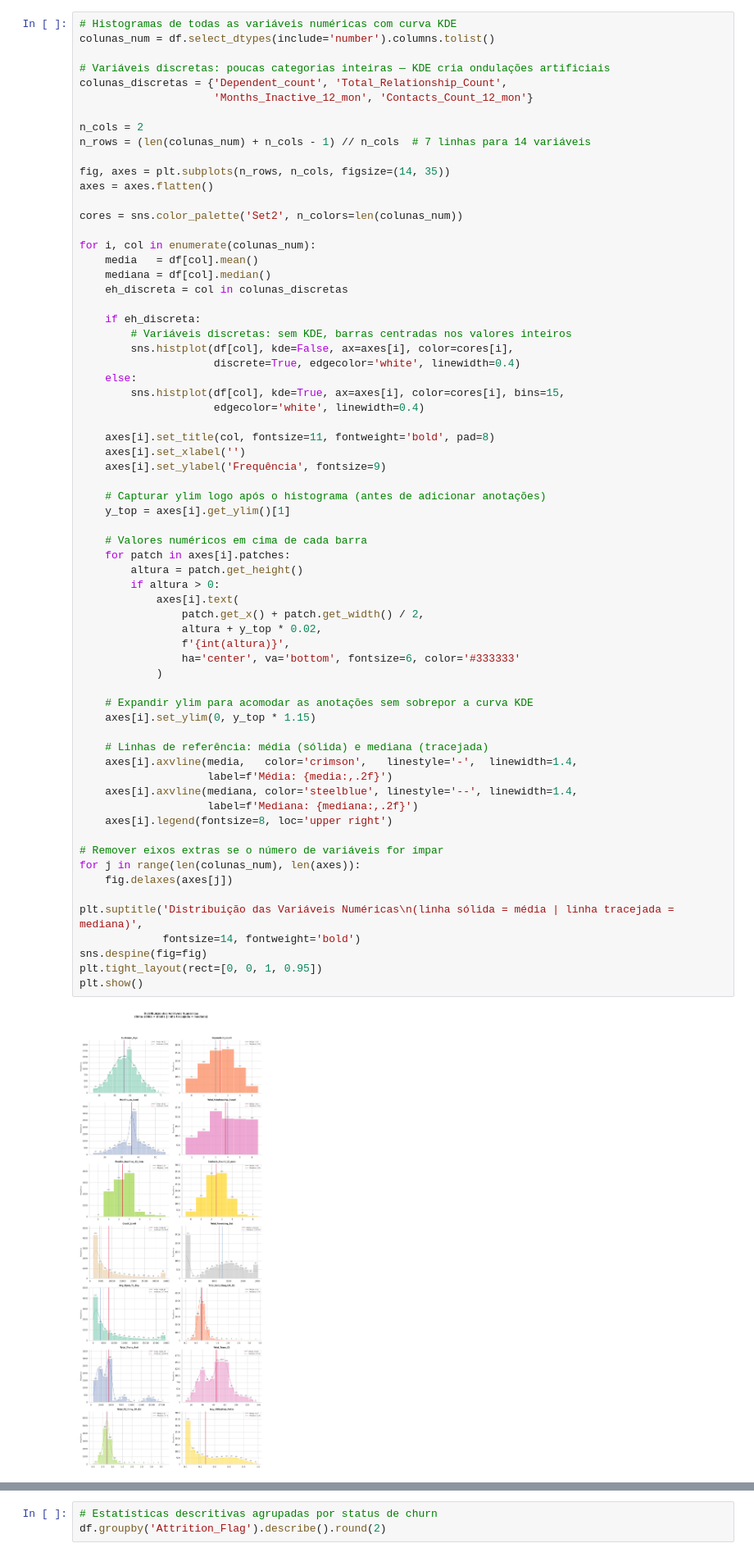
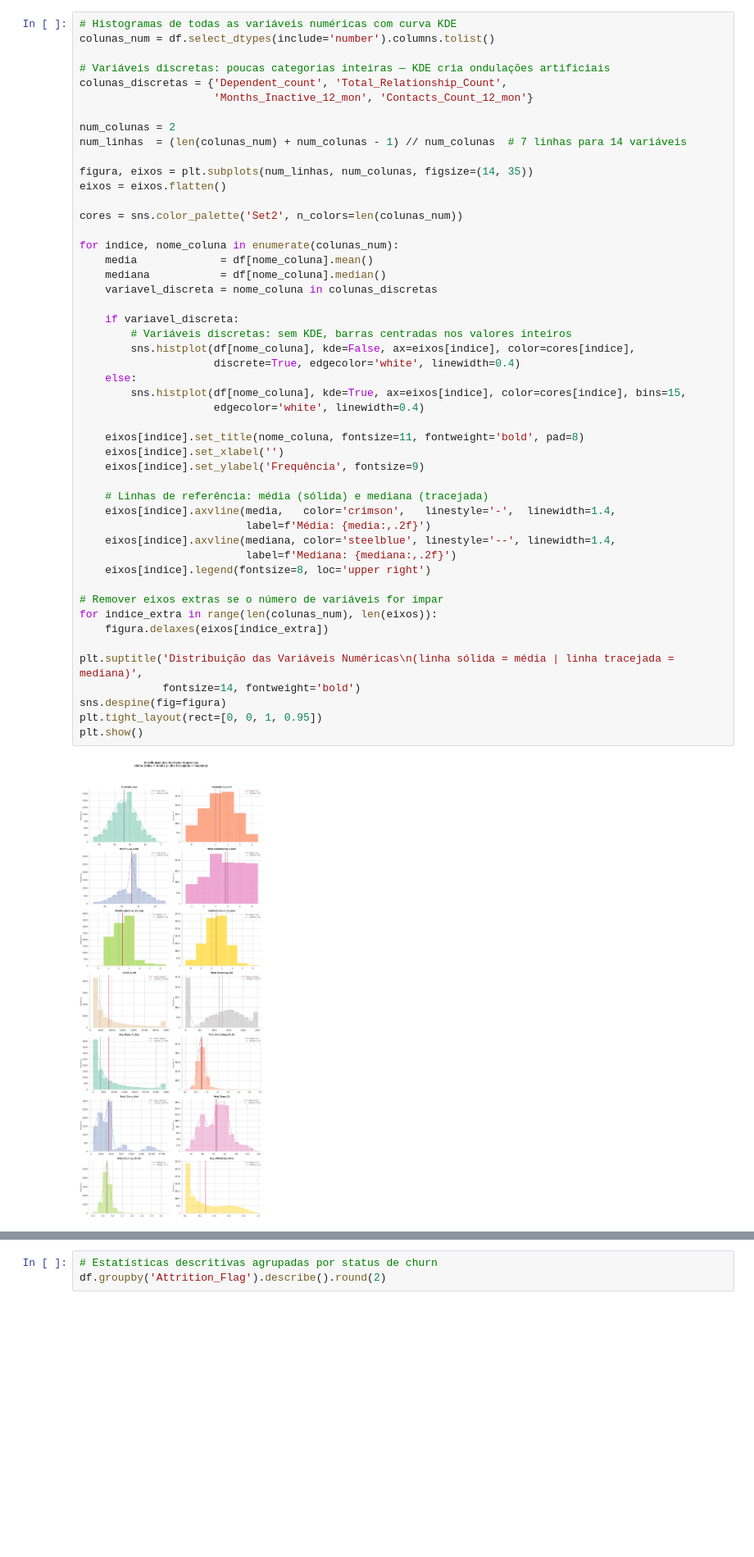
Before and after one commit to diogorblessa/mvp-credit-card-churn, a Jupyter notebook: notebooks/mvp_eda_preprocessing.ipynb, the cells around one changed output, grey strips where cells are left out. Shown at 82% size. Cells and saved outputs as stored; diff of their text form; blank space fills up the shorter version.

```diff
--- a/notebooks/mvp_eda_preprocessing.ipynb
+++ b/notebooks/mvp_eda_preprocessing.ipynb
@@ -390,68 +398,51 @@ Cada histograma é plotado com sobreposição da curva **KDE** (*Kernel Density
 # %%
 # Histogramas de todas as variáveis numéricas com curva KDE
 colunas_num = df.select_dtypes(include='number').columns.tolist()
 
 # Variáveis discretas: poucas categorias inteiras — KDE cria ondulações artificiais
 colunas_discretas = {'Dependent_count', 'Total_Relationship_Count',
                      'Months_Inactive_12_mon', 'Contacts_Count_12_mon'}
 
-n_cols = 2
-n_rows = (len(colunas_num) + n_cols - 1) // n_cols  # 7 linhas para 14 variáveis
+num_colunas = 2
+num_linhas  = (len(colunas_num) + num_colunas - 1) // num_colunas  # 7 linhas para 14 variáveis
 
-fig, axes = plt.subplots(n_rows, n_cols, figsize=(14, 35))
-axes = axes.flatten()
+figura, eixos = plt.subplots(num_linhas, num_colunas, figsize=(14, 35))
+eixos = eixos.flatten()
 
 cores = sns.color_palette('Set2', n_colors=len(colunas_num))
 
-for i, col in enumerate(colunas_num):
-    media   = df[col].mean()
-    mediana = df[col].median()
-    eh_discreta = col in colunas_discretas
+for indice, nome_coluna in enumerate(colunas_num):
+    media             = df[nome_coluna].mean()
+    mediana           = df[nome_coluna].median()
+    variavel_discreta = nome_coluna in colunas_discretas
 
-    if eh_discreta:
+    if variavel_discreta:
         # Variáveis discretas: sem KDE, barras centradas nos valores inteiros
-        sns.histplot(df[col], kde=False, ax=axes[i], color=cores[i],
+        sns.histplot(df[nome_coluna], kde=False, ax=eixos[indice], color=cores[indice],
                      discrete=True, edgecolor='white', linewidth=0.4)
     else:
-        sns.histplot(df[col], kde=True, ax=axes[i], color=cores[i], bins=15,
+        sns.histplot(df[nome_coluna], kde=True, ax=eixos[indice], color=cores[indice], bins=15,
                      edgecolor='white', linewidth=0.4)
 
-    axes[i].set_title(col, fontsize=11, fontweight='bold', pad=8)
-    axes[i].set_xlabel('')
-    axes[i].set_ylabel('Frequência', fontsize=9)
-
-    # Capturar ylim logo após o histograma (antes de adicionar anotações)
-    y_top = axes[i].get_ylim()[1]
-
-    # Valores numéricos em cima de cada barra
-    for patch in axes[i].patches:
-        altura = patch.get_height()
-        if altura > 0:
-            axes[i].text(
-                patch.get_x() + patch.get_width() / 2,
-                altura + y_top * 0.02,
-                f'{int(altura)}',
-                ha='center', va='bottom', fontsize=6, color='#333333'
-            )
-
-    # Expandir ylim para acomodar as anotações sem sobrepor a curva KDE
-    axes[i].set_ylim(0, y_top * 1.15)
+    eixos[indice].set_title(nome_coluna, fontsize=11, fontweight='bold', pad=8)
+    eixos[indice].set_xlabel('')
+    eixos[indice].set_ylabel('Frequência', fontsize=9)
 
     # Linhas de referência: média (sólida) e mediana (tracejada)
-    axes[i].axvline(media,   color='crimson',   linestyle='-',  linewidth=1.4,
-                    label=f'Média: {media:,.2f}')
-    axes[i].axvline(mediana, color='steelblue', linestyle='--', linewidth=1.4,
-                    label=f'Mediana: {mediana:,.2f}')
-    axes[i].legend(fontsize=8, loc='upper right')
+    eixos[indice].axvline(media,   color='crimson',   linestyle='-',  linewidth=1.4,
+                          label=f'Média: {media:,.2f}')
+    eixos[indice].axvline(mediana, color='steelblue', linestyle='--', linewidth=1.4,
+                          label=f'Mediana: {mediana:,.2f}')
+    eixos[indice].legend(fontsize=8, loc='upper right')
 
 # Remover eixos extras se o número de variáveis for ímpar
-for j in range(len(colunas_num), len(axes)):
-    fig.delaxes(axes[j])
+for indice_extra in range(len(colunas_num), len(eixos)):
+    figura.delaxes(eixos[indice_extra])
 
 plt.suptitle('Distribuição das Variáveis Numéricas\n(linha sólida = média | linha tracejada = mediana)',
              fontsize=14, fontweight='bold')
-sns.despine(fig=fig)
+sns.despine(fig=figura)
 plt.tight_layout(rect=[0, 0, 1, 0.95])
 plt.show()
 # %% [output]
-[figure, old version]
+[figure, new version]
```
Also changed, not shown: parts of 3 cells of this notebook.
